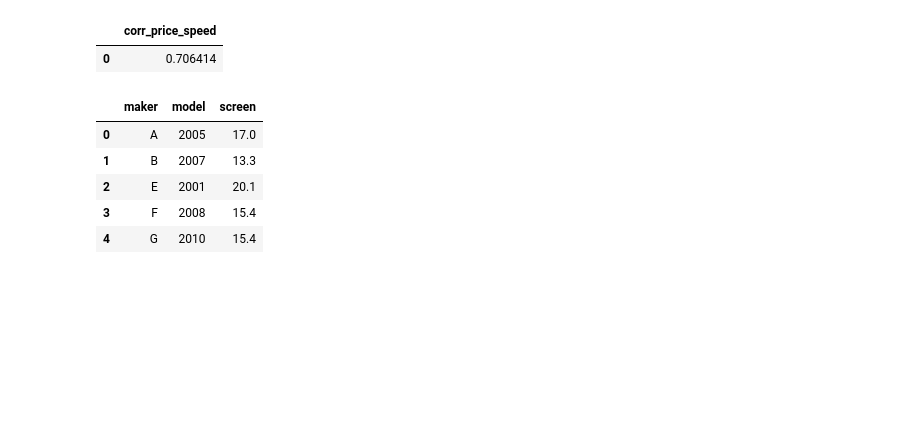
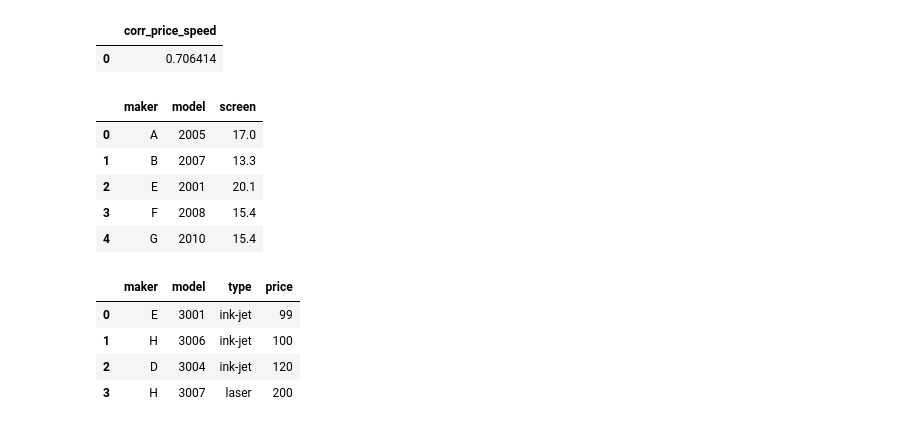
Before and after one commit to thatishreshta/NeonWithCollab, a Jupyter notebook: NeonWithColab.ipynb, the cells around one changed output. Cells and saved outputs as stored; diff of their text form; code cells hidden in the pictures; blank space fills up the shorter version.

```diff
--- a/NeonWithColab.ipynb
+++ b/NeonWithColab.ipynb
@@ -132,3 +132,21 @@ display(top_screens_df)
 | 2 | E | 2001 | 20.1 |
 | 3 | F | 2008 | 15.4 |
 | 4 | G | 2010 | 15.4 |
+# %%
+#Example7 - Color printers under a price cap
+price_cap = 400
+with engine.connect() as conn:
+    q = text("""
+      SELECT p.maker, pr.model, pr.type, pr.price
+      FROM product p JOIN printer pr USING (model)
+      WHERE pr.color = TRUE AND pr.price < :cap
+      ORDER BY pr.price ASC;
+    """)
+    df = pd.read_sql_query(q, conn, params={"cap": price_cap})
+display(df)
+# %% [output]
+|  | maker | model | type | price |
+| 0 | E | 3001 | ink-jet | 99 |
+| 1 | H | 3006 | ink-jet | 100 |
+| 2 | D | 3004 | ink-jet | 120 |
+| 3 | H | 3007 | laser | 200 |
```
